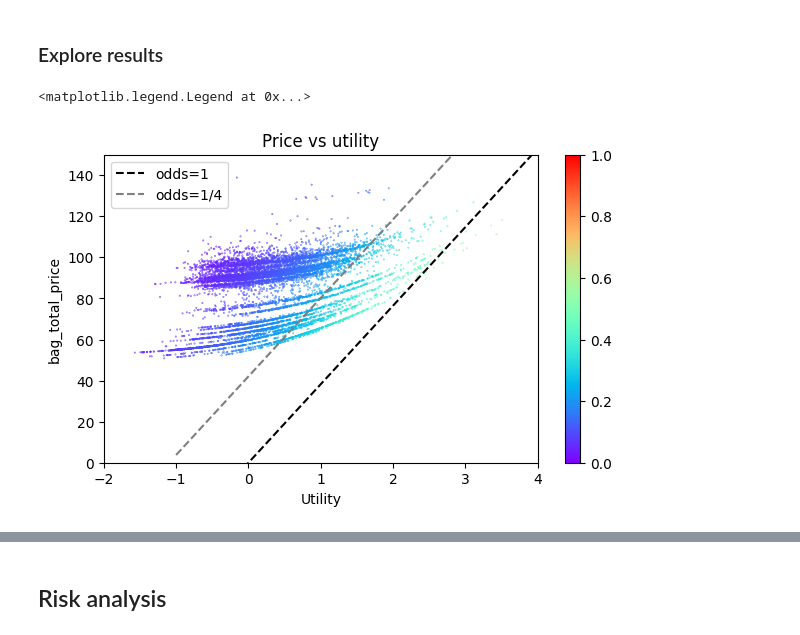
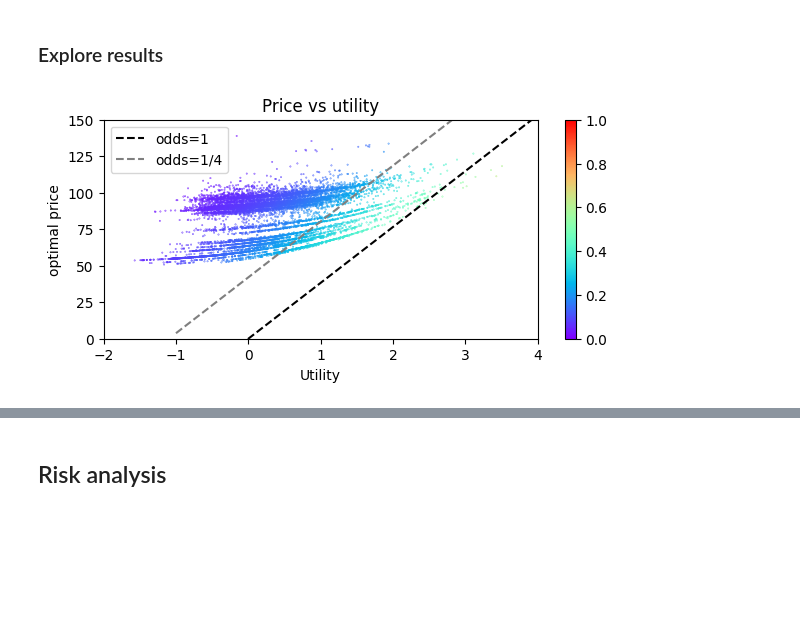
Before and after one commit to amonras/optimal-pricing, a Jupyter notebook: Optimal Pricing.ipynb, the cells around one changed output, grey strips where cells are left out. Drawn from its saved outputs; the diff is of its cells as text; code cells hidden in the pictures; blank space fills up the shorter version.

```diff
--- a/Optimal Pricing.ipynb
+++ b/Optimal Pricing.ipynb
@@ -88,6 +83,21 @@ Please also refer to the documentation for alternative solver options:
 # %%
 theta = pd.Series(model.model_coefficients())
 intercept = model.model.intercept_
+# %%
+def price_utility_plot(data, ylabel):
+    fig, ax = plt.subplots(figsize=(7, 3))
+    plt.scatter(Z, data['price'], s=.1, color=cmap(data['demand']))
+    ax.set_xlabel('Utility')
+    ax.set_ylabel(ylabel)
+    ax.plot(np.array([-1, 5]), -np.array([-1, 5])/gamma, 'k--', label='odds=1')
+    ax.plot(np.array([-1, 5]), (logit(.25) - np.array([-1, 5]))/gamma, color = 'tab:gray', ls='--', label='odds=1/4')
+    ax.set_title('Price vs utility')
+    fig.colorbar(plt.cm.ScalarMappable(norm=Normalize(0, 1), cmap=cmap), ax=ax)
+    ax.set_xlim([-2, 4])
+    ax.set_ylim([0, 150])
+    ax.legend()
+    fig.subplots_adjust(bottom=0.15)
+    return fig
 # %% [markdown]
 ### Explore class imbalance
 # %%
@@ -154,3 +211,18 @@ def optimal_price_equation(f, c, z, g):
 
 def optimize(cost, Z):
     return fsolve(optimal_price_equation, x0=1.5 * cost, args=(cost, Z, gamma))[0]
+# %%
+price = pd.concat([cost, Z], axis=1).apply(
+        lambda row: optimize(row['cost'], row['kx']),
+    axis=1).rename('price')
+prob = expit(Z + gamma * price)
+optimal = pd.DataFrame({"price": price, "demand": prob})
+
+
+results = pd.concat({
+    "actuals": actuals,
+    "modeled": modeled,
+    "optimal": optimal
+}, axis=1).astype(float)
+
+results.sample(10)
@@ -200,17 +294,8 @@ dtype: float64
 # %% [markdown]
 ### Explore results
 # %%
-fig, ax = plt.subplots(figsize=(7, 4))
-plt.scatter(Z, results['optimal_price'], s=.1, color=cmap(results['prob']))
-ax.set_xlabel('Utility')
-ax.set_ylabel('bag_total_price')
-ax.plot(np.array([-1, 5]), -np.array([-1, 5])/gamma, 'k--', label='odds=1')
-ax.plot(np.array([-1, 5]), (logit(.25) - np.array([-1, 5]))/gamma, color = 'tab:gray', ls='--', label='odds=1/4')
-ax.set_title('Price vs utility')
-fig.colorbar(plt.cm.ScalarMappable(norm=Normalize(0, 1), cmap=cmap), ax=ax)
-ax.set_xlim([-2, 4])
-ax.set_ylim([0, 150])
-ax.legend()
+# Look at the price-utility trend
+fig = price_utility_plot(optimal, ylabel='optimal price')
+fig.savefig("images/optimal_vs_utility.png")
 # %% [output]
-<matplotlib.legend.Legend at 0x...>
-[figure, old version]
+[figure, new version]
```
Also changed, not shown: parts of 55 cells of this notebook, 1 other file.
